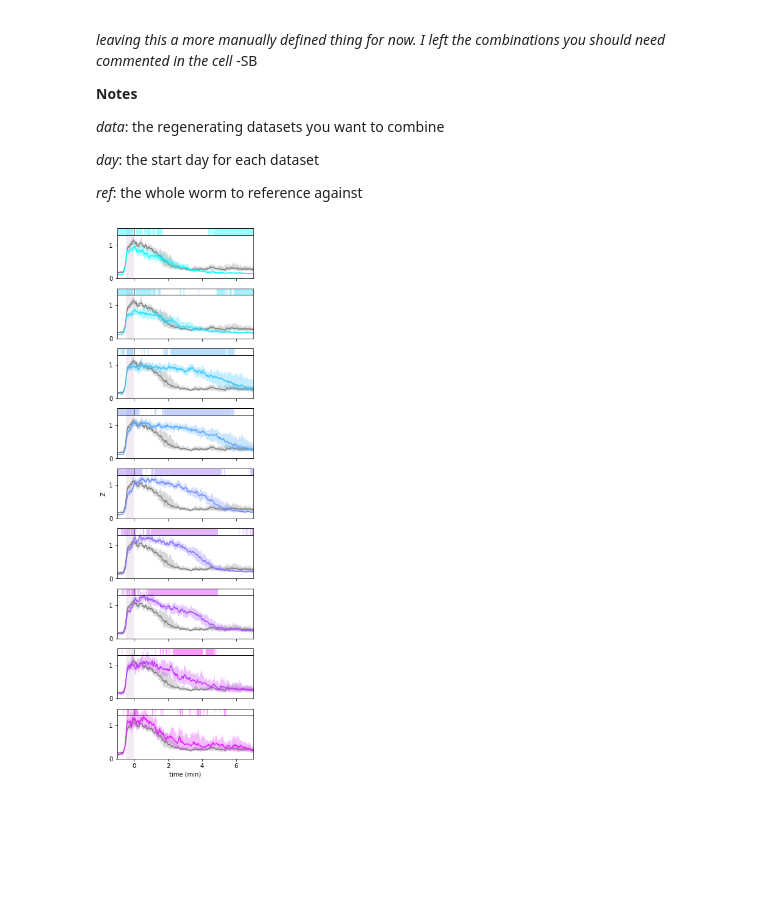
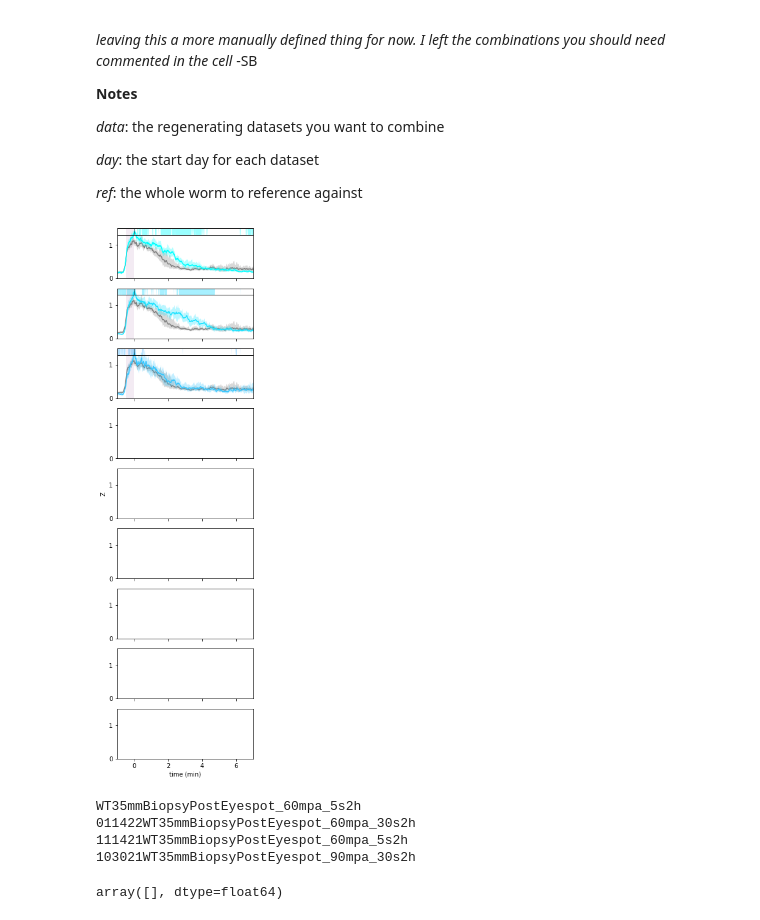
Before and after one commit to samuelbray32/behavior-lite, a Jupyter notebook: publication_regeneration.ipynb, the cells around one changed output. Saved outputs shown, nothing was run; the diff lists cells and outputs as text; code cells hidden in the pictures; blank space fills up the shorter version.

```diff
--- a/publication_regeneration.ipynb
+++ b/publication_regeneration.ipynb
@@ -47,20 +51,39 @@ _ref_: the whole worm to reference against
 # %%
 from tools.results_regeneration import merge_regenerations
 
 n_boot=1e2
 
 data = ['standard_30s2h','1002_78hpa_30s2h']
 day = [0,3,]
 ref = 'WT_30s'
 
 # data = ['standard_5s2h','110521WT_72hpa_5s2h']
 # day=[0,3]
 # ref = 'WT'
 
 # data = ['standard_1s2h','012821WT_72hpa_1s2h']
 # day=[0,3]
 # ref = 'WT_1s'
-
+data =['011422WT35mmBiopsyPostEyespot_60mpa_30s2h','103021WT35mmBiopsyPostEyespot_90mpa_30s2h']
+day=[0,0]
 fig,ax = merge_regenerations(data,ref=ref,day=day,n_boot=n_boot,ylim=(0,1.5))
 # %% [output]
-[figure, old version]
+[figure, new version]
+# %%
+import pickle
+with open ('data/LDS_response_regen.pickle','rb') as f:
+    result = pickle.load(f)
+
+interest = '35'
+for i in result.keys():
+    if interest in i: print(i)
+# %% [output]
+WT35mmBiopsyPostEyespot_60mpa_5s2h
+011422WT35mmBiopsyPostEyespot_60mpa_30s2h
+111421WT35mmBiopsyPostEyespot_60mpa_5s2h
+103021WT35mmBiopsyPostEyespot_90mpa_30s2h
+# %%
+result['011422WT35mmBiopsyPostEyespot_60mpa_30s2h'][2].shape
+result['103021WT35mmBiopsyPostEyespot_90mpa_30s2h'][3]#.shape
+# %% [output]
+array([], dtype=float64)
```
Also changed, not shown: parts of 1 cell of this notebook, 1 other file.
